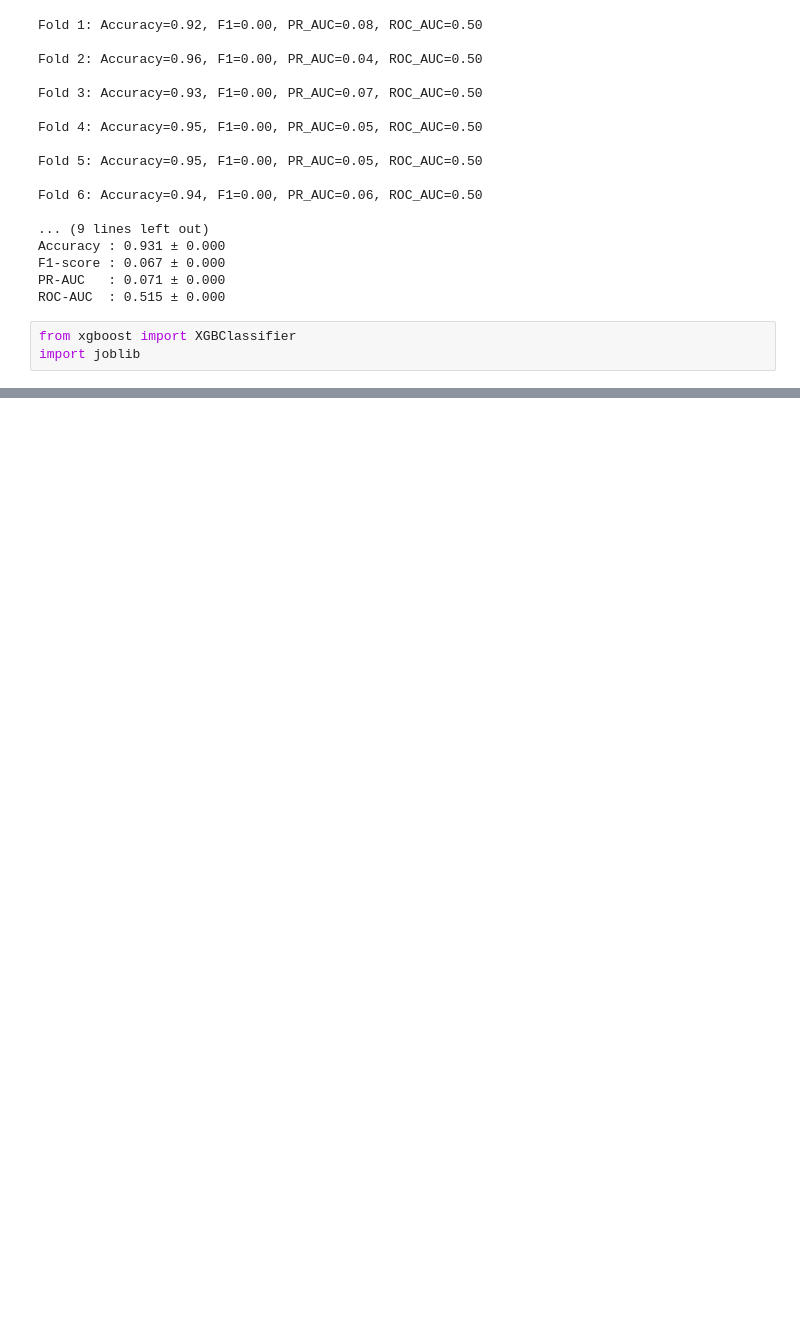
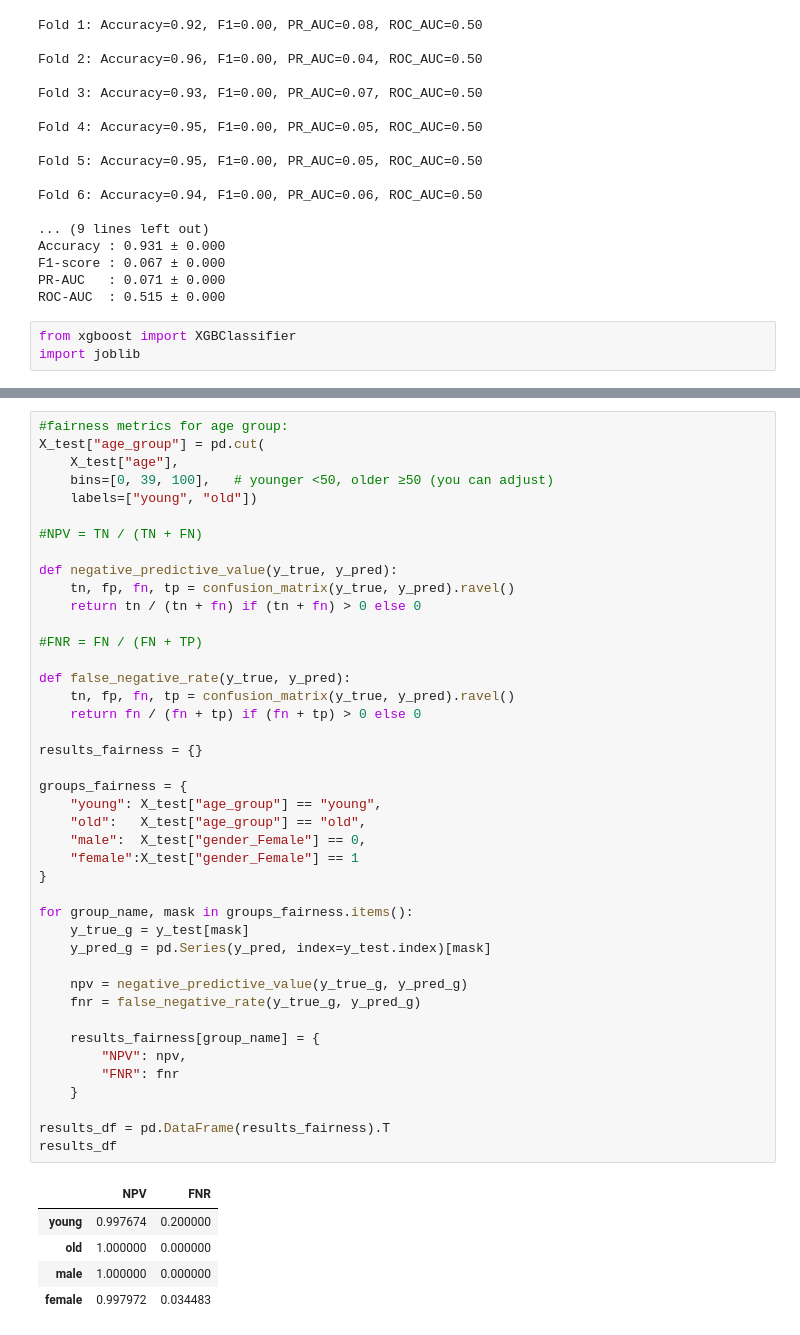
Before and after one commit to nikimehri/Reproducible_and_ResponsibleAI, a Jupyter notebook: BMEN_619_Assignment_2.ipynb, the cells around one changed output, grey strips where cells are left out. Drawn from its saved outputs; the diff is of its cells as text; blank space fills up the shorter version.

```diff
--- a/BMEN_619_Assignment_2.ipynb
+++ b/BMEN_619_Assignment_2.ipynb
@@ -502,0 +579,48 @@ ROC AUC: 0.961
+# %%
+#fairness metrics for age group:
+X_test["age_group"] = pd.cut(
+    X_test["age"],
+    bins=[0, 39, 100],   # younger <50, older ≥50 (you can adjust)
+    labels=["young", "old"])
+
+#NPV = TN / (TN + FN)
+
+def negative_predictive_value(y_true, y_pred):
+    tn, fp, fn, tp = confusion_matrix(y_true, y_pred).ravel()
+    return tn / (tn + fn) if (tn + fn) > 0 else 0
+
+#FNR = FN / (FN + TP)
+
+def false_negative_rate(y_true, y_pred):
+    tn, fp, fn, tp = confusion_matrix(y_true, y_pred).ravel()
+    return fn / (fn + tp) if (fn + tp) > 0 else 0
+
+results_fairness = {}
+
+groups_fairness = {
+    "young": X_test["age_group"] == "young",
+    "old":   X_test["age_group"] == "old",
+    "male":  X_test["gender_Female"] == 0,
+    "female":X_test["gender_Female"] == 1
+}
+
+for group_name, mask in groups_fairness.items():
+    y_true_g = y_test[mask]
+    y_pred_g = pd.Series(y_pred, index=y_test.index)[mask]
+
+    npv = negative_predictive_value(y_true_g, y_pred_g)
+    fnr = false_negative_rate(y_true_g, y_pred_g)
+
+    results_fairness[group_name] = {
+        "NPV": npv,
+        "FNR": fnr
+    }
+
+results_df = pd.DataFrame(results_fairness).T
+results_df
+# %% [output]
+|  | NPV | FNR |
+| young | 0.997674 | 0.200000 |
+| old | 1.000000 | 0.000000 |
+| male | 1.000000 | 0.000000 |
+| female | 0.997972 | 0.034483 |
```
Also changed, not shown: parts of 11 cells of this notebook, 6 other files.
